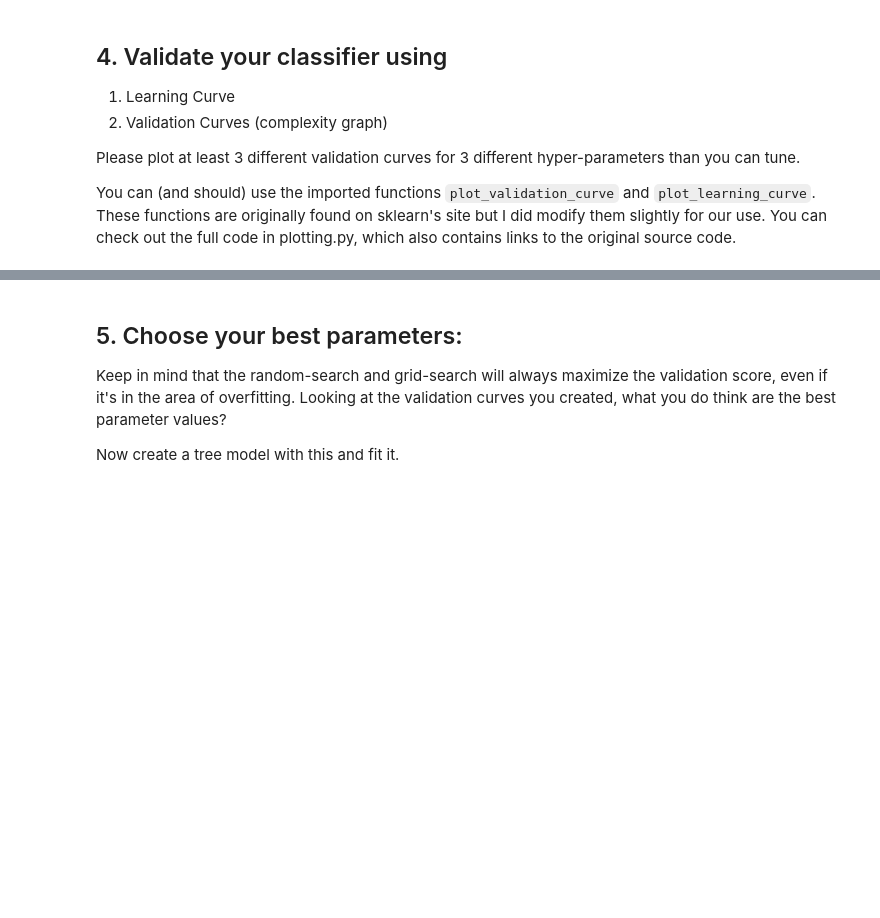
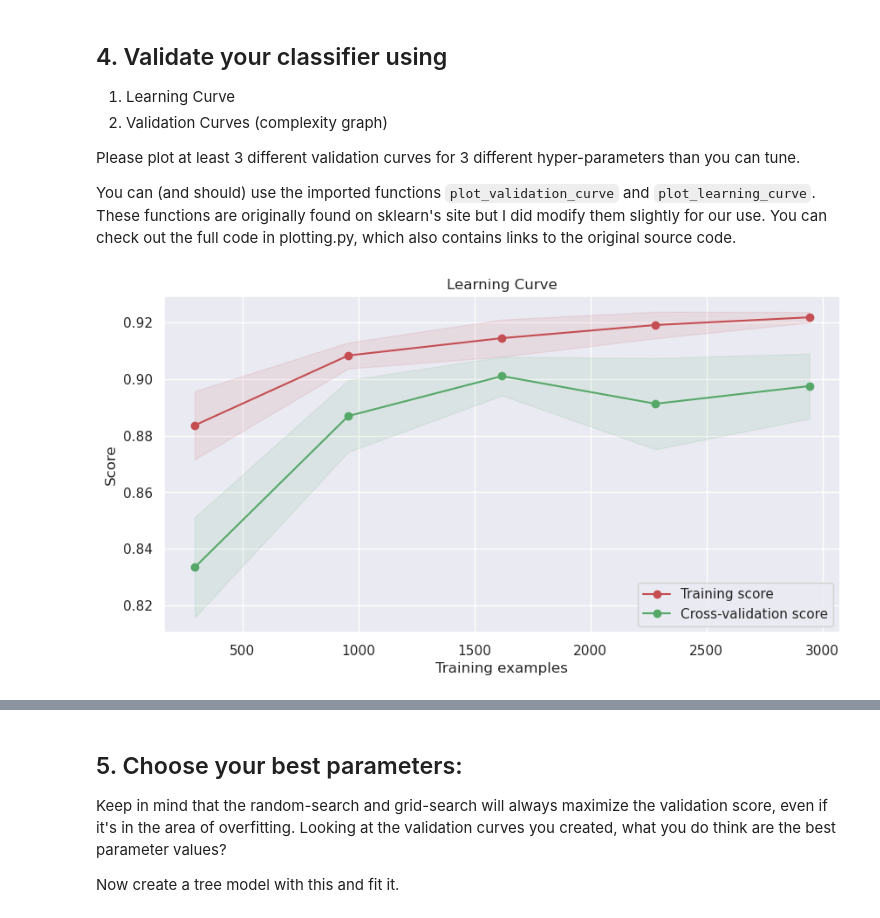
Before and after one commit to KyleSDeveloper/data-science-machine-learning-main, a Jupyter notebook: notebooks/07_Decision_Trees_Cross_Validation.ipynb, the cells around one changed output, grey strips where cells are left out. Drawn from its saved outputs; the diff is of its cells as text; code cells hidden in the pictures; blank space fills up the shorter version.

```diff
--- a/notebooks/07_Decision_Trees_Cross_Validation.ipynb
+++ b/notebooks/07_Decision_Trees_Cross_Validation.ipynb
@@ -243,3 +304,12 @@ Why? Why not?
 Please plot at least 3 different validation curves for 3 different hyper-parameters than you can tune.
 
 You can (and should) use the imported functions `plot_validation_curve` and `plot_learning_curve`. These functions are originally found on sklearn's site but I did modify them slightly for our use. You can check out the full code in plotting.py, which also contains links to the original source code.
+# %%
+
+
+# Plot the learning curve
+cv = StratifiedKFold(n_splits=5, shuffle=True, random_state=42)
+plot_learning_curve(clf, X_train, y_train, cv=cv, n_jobs=-1)
+plt.show()
+# %% [output]
+[figure, added]
```
Also changed, not shown: parts of 26 cells of this notebook.
